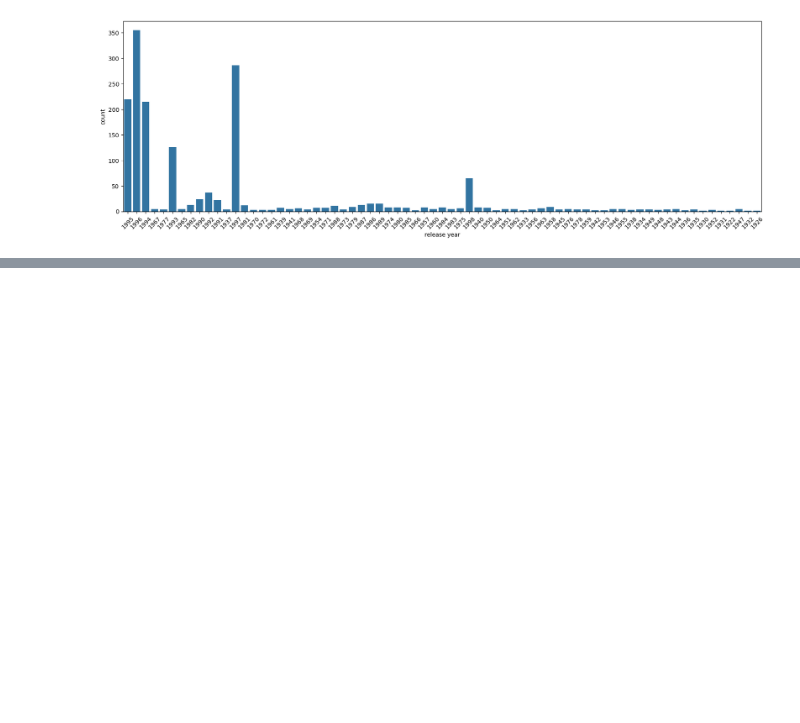
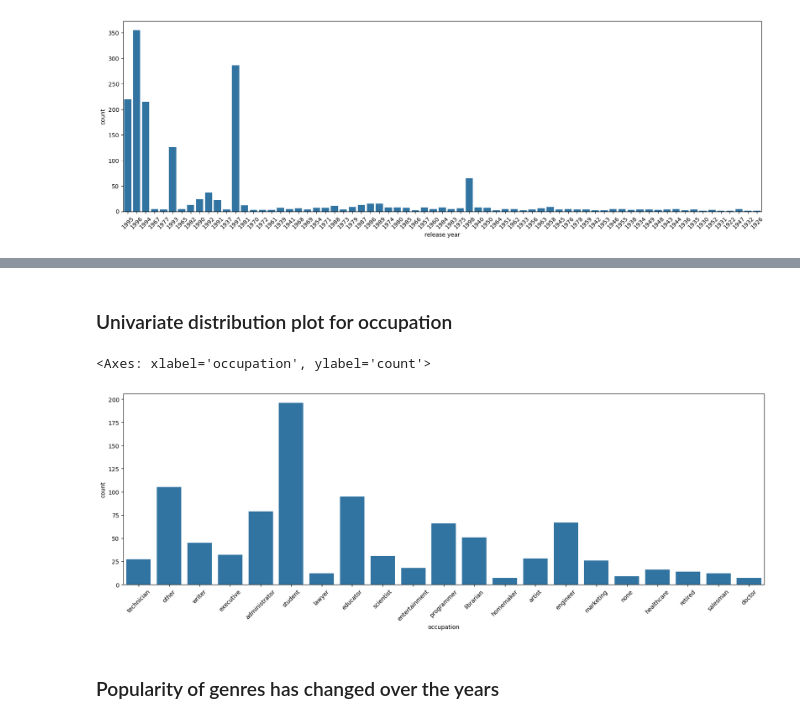
Before and after one commit to vishaltechevangelist/ds_bootcamp, a Jupyter notebook: notebooks/Week4-MovieLens_Assignment_Solution.ipynb, the cells around one changed output, grey strips where cells are left out. Cells and saved outputs as stored; diff of their text form; code cells hidden in the pictures; blank space fills up the shorter version.

```diff
--- a/notebooks/Week4-MovieLens_Assignment_Solution.ipynb
+++ b/notebooks/Week4-MovieLens_Assignment_Solution.ipynb
@@ -147,0 +211,11 @@ sns.countplot(data = movies_df, x='release year')
+# %% [markdown]
+### Univariate distribution plot for occupation
+# %%
+plt.figure(figsize=(20,6))
+plt.xticks(rotation=45)
+sns.countplot(data=users_df, x='occupation')
+# %% [output]
+<Axes: xlabel='occupation', ylabel='count'>
+[figure, added]
+# %% [markdown]
+### Popularity of genres has changed over the years
```
Also changed, not shown: parts of 28 cells of this notebook.
